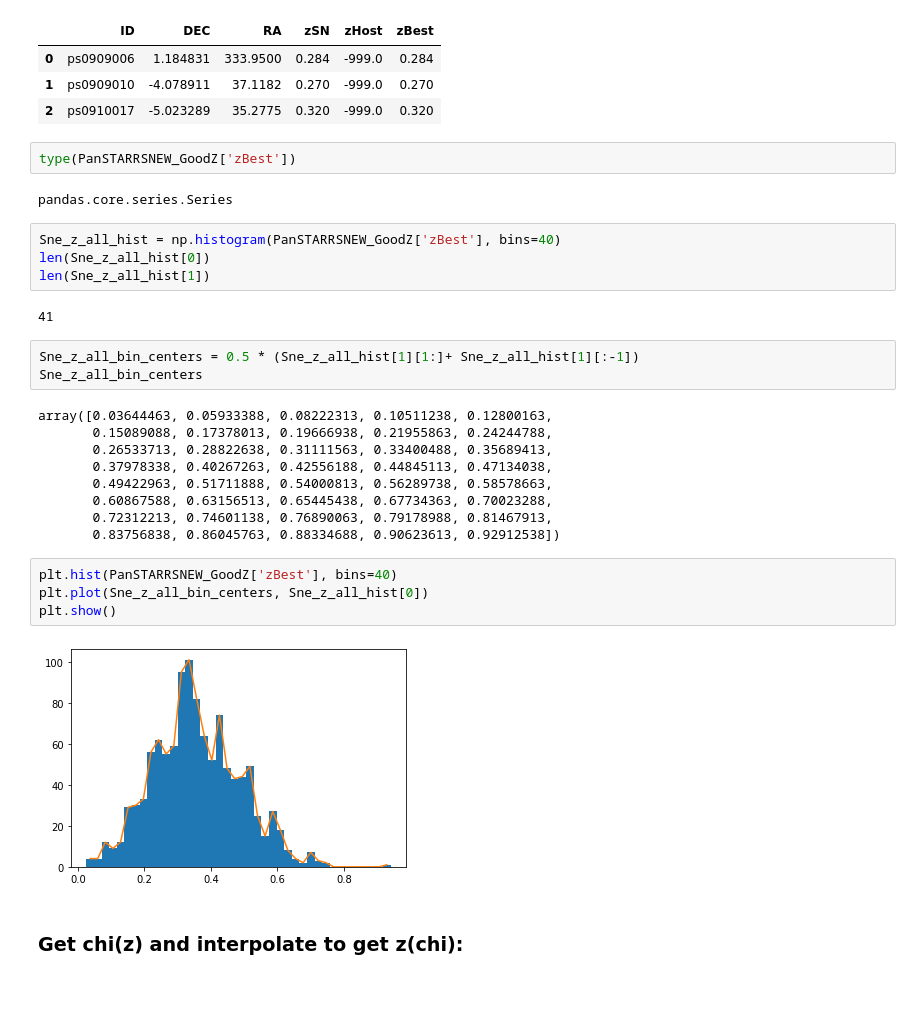
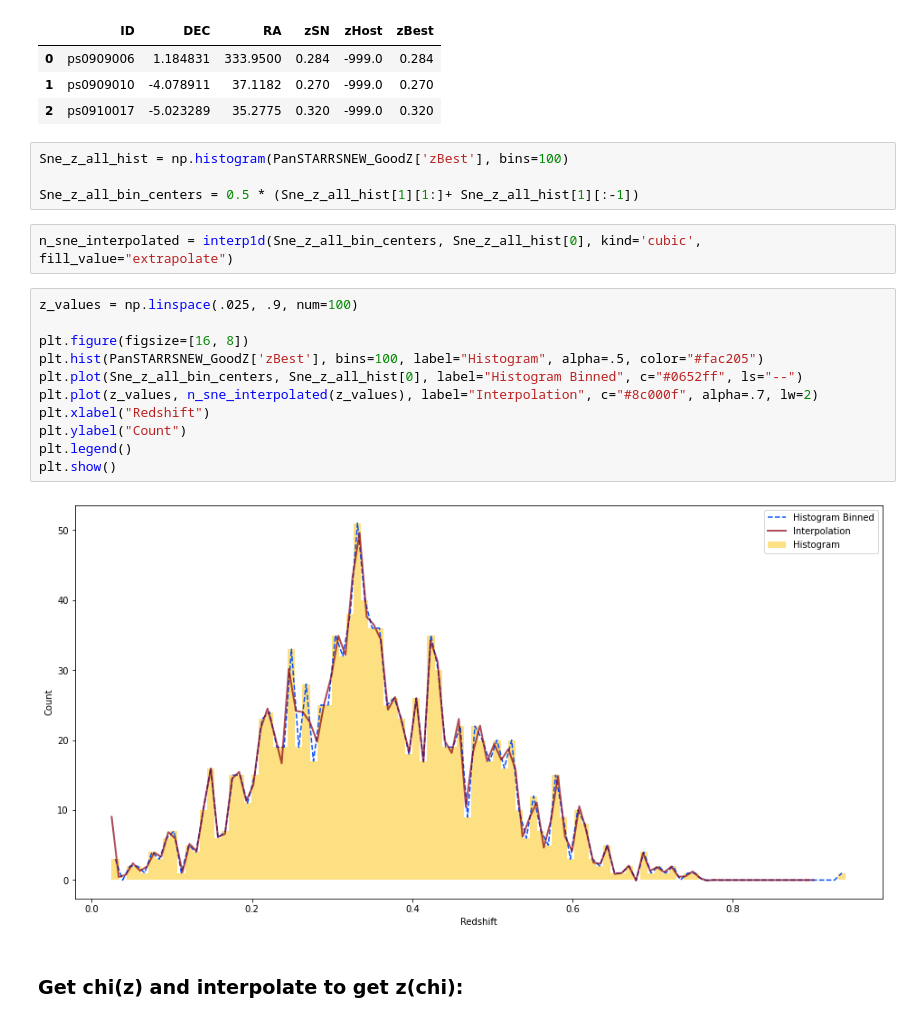
Before and after one commit to MTabbutt/Cosmology, a Jupyter notebook: SNe CrossCorrelations/PanSTARRS X Boss _ Theory Comparison _ 2D.ipynb, the cells around one changed output. Cells and saved outputs as stored; diff of their text form; blank space fills up the shorter version.

Commit message:
still working on n of z interpolation

```diff
--- a/SNe CrossCorrelations/PanSTARRS X Boss _ Theory Comparison _ 2D.ipynb
+++ b/SNe CrossCorrelations/PanSTARRS X Boss _ Theory Comparison _ 2D.ipynb
@@ -78,34 +78,25 @@ PanSTARRSNEW_GoodZ.head(3)
 | 0 | ps0909006 | 1.184831 | 333.9500 | 0.284 | -999.0 | 0.284 |
 | 1 | ps0909010 | -4.078911 | 37.1182 | 0.270 | -999.0 | 0.270 |
 | 2 | ps0910017 | -5.023289 | 35.2775 | 0.320 | -999.0 | 0.320 |
-# %%
-type(PanSTARRSNEW_GoodZ['zBest'])
-# %% [output]
-pandas.core.series.Series
 # %%
-Sne_z_all_hist = np.histogram(PanSTARRSNEW_GoodZ['zBest'], bins=40)
-len(Sne_z_all_hist[0])
-len(Sne_z_all_hist[1])
+Sne_z_all_hist = np.histogram(PanSTARRSNEW_GoodZ['zBest'], bins=100)
+
+Sne_z_all_bin_centers = 0.5 * (Sne_z_all_hist[1][1:]+ Sne_z_all_hist[1][:-1])
-# %% [output]
-41
-# %%
-Sne_z_all_bin_centers = 0.5 * (Sne_z_all_hist[1][1:]+ Sne_z_all_hist[1][:-1])
-Sne_z_all_bin_centers
-# %% [output]
-array([0.03644463, 0.05933388, 0.08222313, 0.10511238, 0.12800163,
-       0.15089088, 0.17378013, 0.19666938, 0.21955863, 0.24244788,
-       0.26533713, 0.28822638, 0.31111563, 0.33400488, 0.35689413,
-       0.37978338, 0.40267263, 0.42556188, 0.44845113, 0.47134038,
-       0.49422963, 0.51711888, 0.54000813, 0.56289738, 0.58578663,
-       0.60867588, 0.63156513, 0.65445438, 0.67734363, 0.70023288,
-       0.72312213, 0.74601138, 0.76890063, 0.79178988, 0.81467913,
-       0.83756838, 0.86045763, 0.88334688, 0.90623613, 0.92912538])
-# %%
-plt.hist(PanSTARRSNEW_GoodZ['zBest'], bins=40)
-plt.plot(Sne_z_all_bin_centers, Sne_z_all_hist[0])
-plt.show()
-# %% [output]
-[figure, removed]
+# %%
+n_sne_interpolated = interp1d(Sne_z_all_bin_centers, Sne_z_all_hist[0], kind='cubic', fill_value="extrapolate")
+# %%
+z_values = np.linspace(.025, .9, num=100)
+
+plt.figure(figsize=[16, 8])
+plt.hist(PanSTARRSNEW_GoodZ['zBest'], bins=100, label="Histogram", alpha=.5, color="#fac205")
+plt.plot(Sne_z_all_bin_centers, Sne_z_all_hist[0], label="Histogram Binned", c="#0652ff", ls="--")
+plt.plot(z_values, n_sne_interpolated(z_values), label="Interpolation", c="#8c000f", alpha=.7, lw=2)
+plt.xlabel("Redshift")
+plt.ylabel("Count")
+plt.legend()
+plt.show()
+# %% [output]
+[figure, added]
 # %% [markdown]
 ### Get chi(z) and interpolate to get z(chi):
 # %%
```
